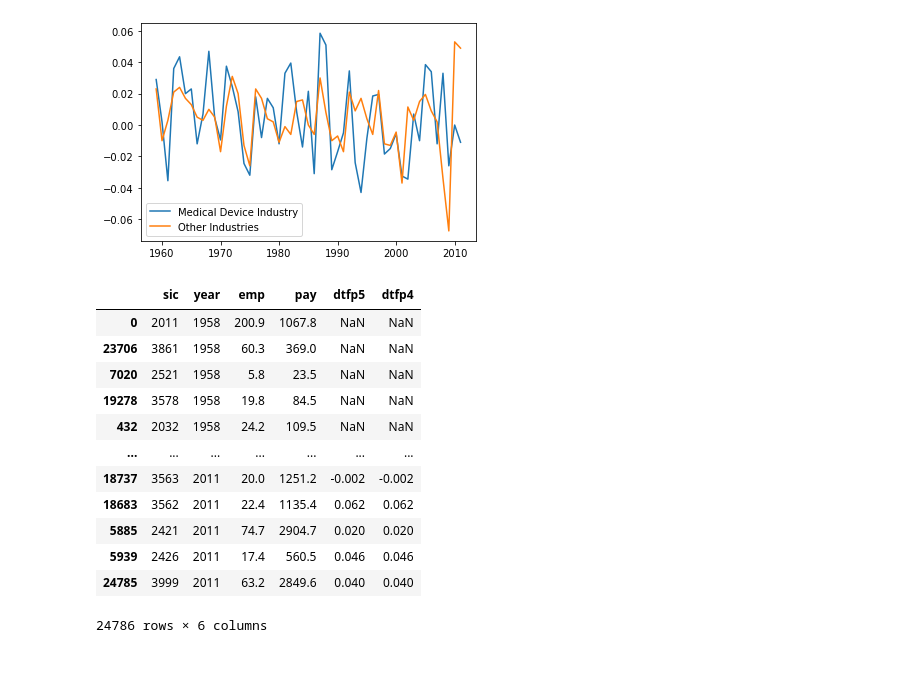
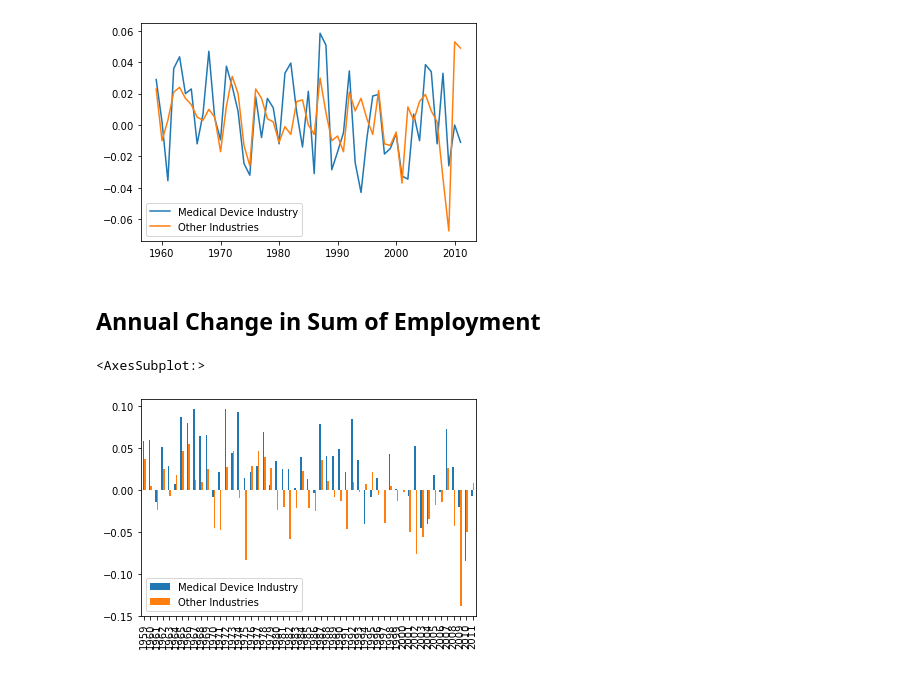
Before and after one commit to BriceB-20/Medical-Device-Project, a Jupyter notebook: Industry Analysis.ipynb, the cells around one changed output. Drawn from its saved outputs; the diff is of its cells as text; code cells hidden in the pictures.

Commit message:
Industry Analysis

```diff
--- a/Industry Analysis.ipynb
+++ b/Industry Analysis.ipynb
@@ -35,19 +37,23 @@ pd.DataFrame.from_dict(device_dtfp5).set_index(pd.Index(list(range(1959, 2012)))
 # %% [output]
 <AxesSubplot:>
 [figure]
-# %%
-df.sort_values(by="year")
-# %% [output]
-|  | sic | year | emp | pay | dtfp5 | dtfp4 |
-| 0 | 2011 | 1958 | 200.9 | 1067.8 | NaN | NaN |
-| 23706 | 3861 | 1958 | 60.3 | 369.0 | NaN | NaN |
-| 7020 | 2521 | 1958 | 5.8 | 23.5 | NaN | NaN |
-| 19278 | 3578 | 1958 | 19.8 | 84.5 | NaN | NaN |
-| 432 | 2032 | 1958 | 24.2 | 109.5 | NaN | NaN |
-| ... | ... | ... | ... | ... | ... | ... |
-| 18737 | 3563 | 2011 | 20.0 | 1251.2 | -0.002 | -0.002 |
-| 18683 | 3562 | 2011 | 22.4 | 1135.4 | 0.062 | 0.062 |
-| 5885 | 2421 | 2011 | 74.7 | 2904.7 | 0.020 | 0.020 |
-| 5939 | 2426 | 2011 | 17.4 | 560.5 | 0.046 | 0.046 |
-| 24785 | 3999 | 2011 | 63.2 | 2849.6 | 0.040 | 0.040 |
-24786 rows × 6 columns
+# %% [markdown]
+## Annual Change in Sum of Employment
+# %%
+def find_delta_with_sums(device_years_inner, other_years_inner, column):
+    data_dict = {"Medical Device Industry":[], "Other Industries":[]}
+
+    device_list = [device_years_inner.get_group(i)[column].sum() for i in range(1958, 2012)]
+    other_list = [other_years_inner.get_group(i)[column].sum() for i in range(1958, 2012)]
+
+    for i in range(53): #53
+        data_dict["Medical Device Industry"].append((device_list[i + 1]/device_list[i])-1)  #Previous year divided by current year for ratio
+        data_dict["Other Industries"].append((other_list[i + 1]/other_list[i])-1)
+
+    return data_dict
+# %%
+# Employment
+pd.DataFrame.from_dict(find_delta_with_sums(device_years, other_years, "emp")).set_index(pd.Index(list(range(1959, 2012)))).plot(kind='bar')
+# %% [output]
+<AxesSubplot:>
+[figure, added]
```
Also changed, not shown: parts of 5 cells of this notebook.
